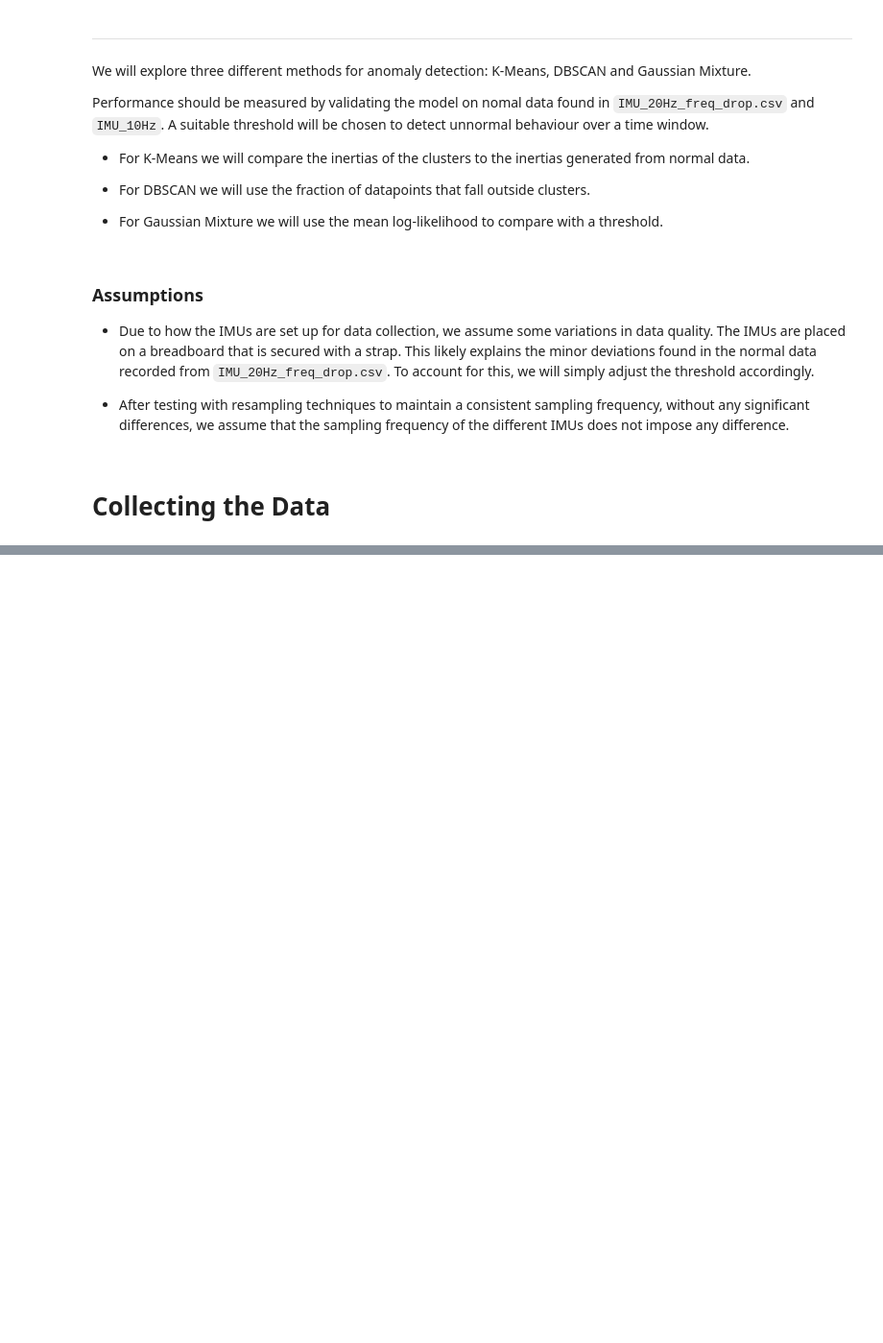
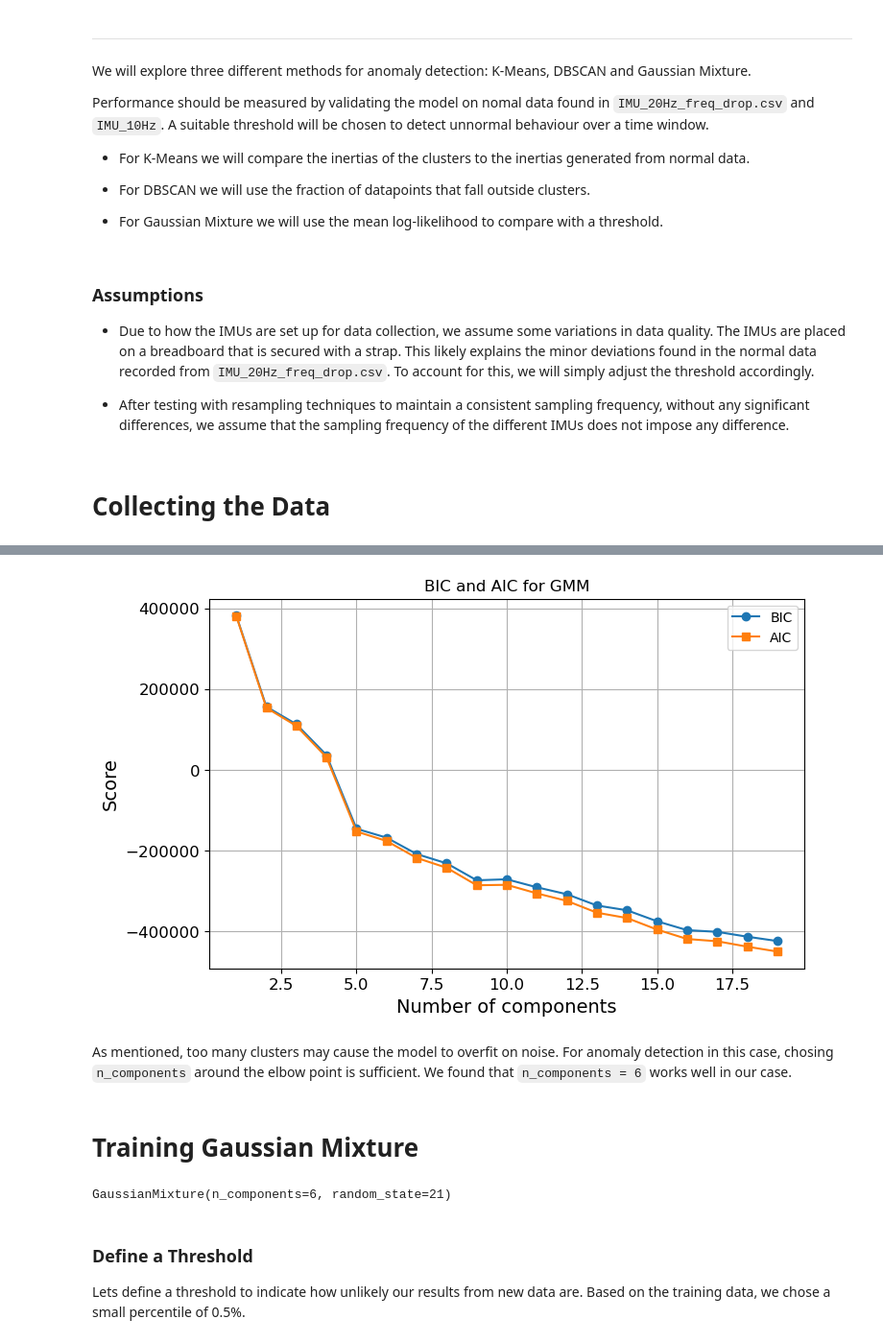
Before and after one commit to Hakonimatata/MachineLearningV2, a Jupyter notebook: Assignment_2/A2_Submission.ipynb, the cells around one changed output, grey strips where cells are left out. Shown: that part at 96% size. Drawn from its saved outputs; the diff is of its cells as text; code cells hidden in the pictures; blank space fills up the shorter version.

```diff
--- a/Assignment_2/A2_Submission.ipynb
+++ b/Assignment_2/A2_Submission.ipynb
@@ -35,0 +328,12 @@ https://www.kaggle.com/datasets/hkayan/industrial-robotic-arm-imu-data-casper-1-
+# %%
+# Split normal data into test and train using a ratio to improve speed
+ratio_train = 0.5
+
+split_idx = int(len(raw_data) * ratio_train)
+
+# Split the data
+train_data = raw_data[:split_idx]
+test_data = raw_data[split_idx:]
+
+print(f'Length train: {len(train_data)}')
+print(f'Length test: {len(test_data)}')
@@ -35,0 +345,10 @@ https://www.kaggle.com/datasets/hkayan/industrial-robotic-arm-imu-data-casper-1-
+# %%
+train_data_copy = train_data.copy()
+
+# Resample to 10Hz
+# train_data_copy = resample_to_10Hz(train_data_copy)
+
+# Extract rolling features
+X_normal = extract_rolling_features(train_data_copy)
+
+X_normal.head()
@@ -35,0 +364,6 @@ https://www.kaggle.com/datasets/hkayan/industrial-robotic-arm-imu-data-casper-1-
+# %%
+from sklearn.preprocessing import StandardScaler
+
+# Create scaler
+scaler = StandardScaler()
+X_normal_scaled = scaler.fit_transform(X_normal)
@@ -35,0 +380,25 @@ https://www.kaggle.com/datasets/hkayan/industrial-robotic-arm-imu-data-casper-1-
+# %%
+# Check for a range of n_components
+n_components_range = range(1, 20)
+
+plot_bic_aic(X_normal_scaled, n_components_range)
+# %% [output]
+[figure, added]
+# %% [markdown]
+As mentioned, too many clusters may cause the model to overfit on noise. For anomaly detection in this case, chosing ``n_components`` around the elbow point is sufficient. We found that ``n_components = 6`` works well in our case.
+# %% [markdown]
+# Training Gaussian Mixture
+# %%
+from sklearn.mixture import GaussianMixture
+
+# Tune number of components
+n_components = 6
+
+# Train the model on normal data
+gmm = GaussianMixture(n_components=n_components, covariance_type='full', random_state=21)
+gmm.fit(X_normal_scaled)
+# %% [output]
+GaussianMixture(n_components=6, random_state=21)
+# %% [markdown]
+### Define a Threshold
+Lets define a threshold to indicate how unlikely our results from new data are. Based on the training data, we chose a small percentile of 0.5%.
```
Also changed, not shown: parts of 33 cells of this notebook.
